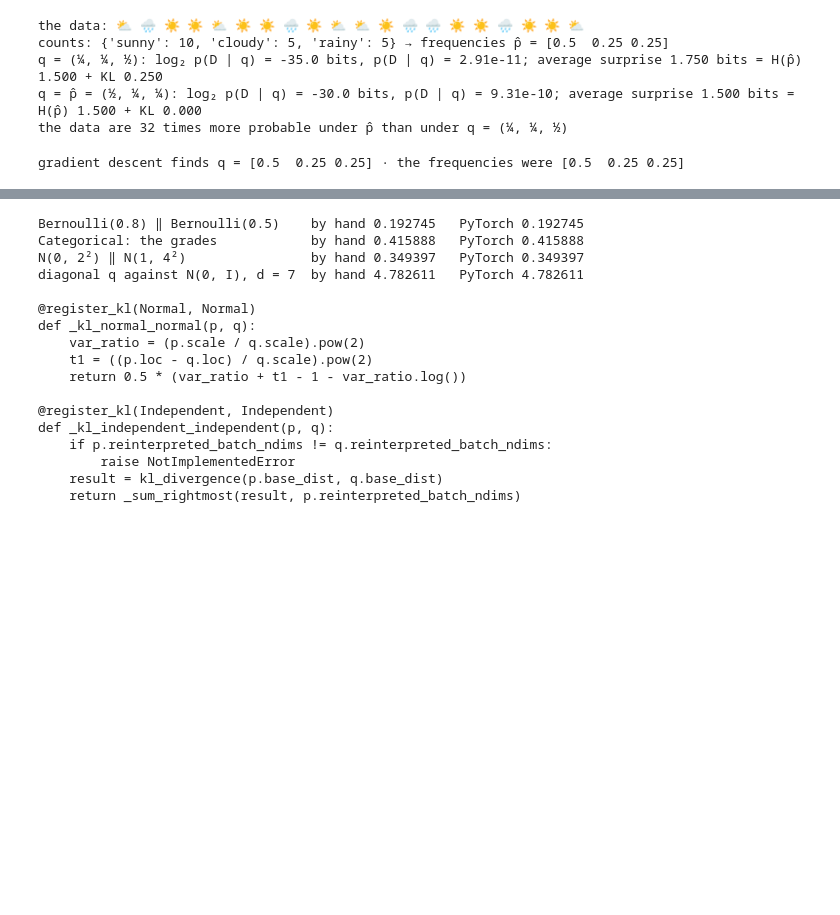
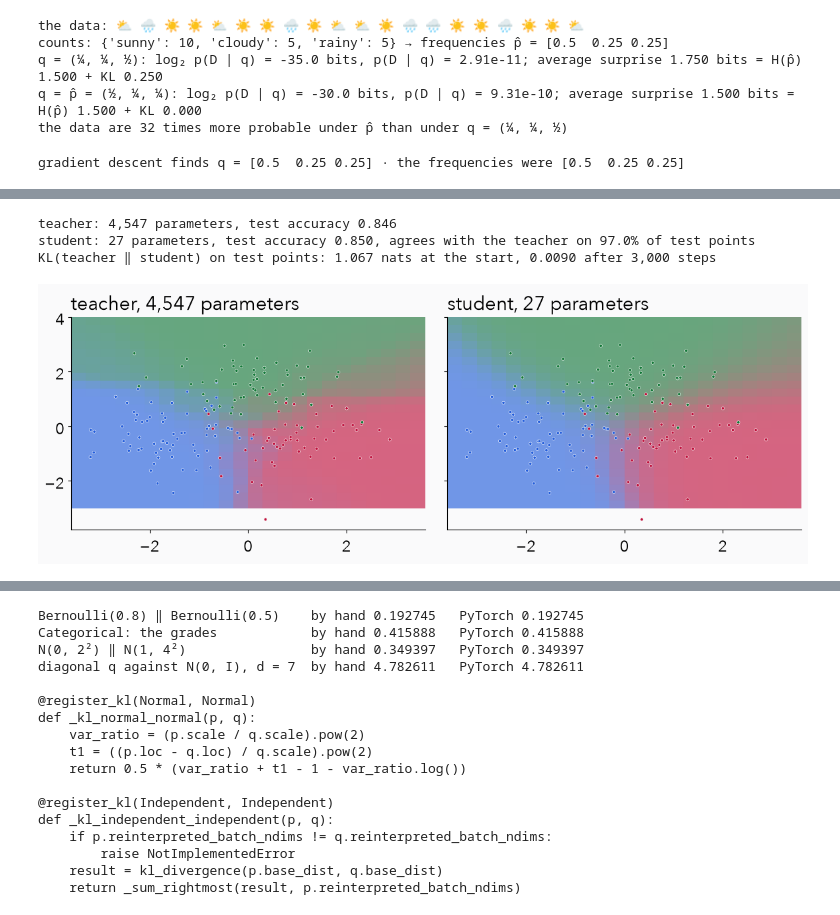
Before and after one commit to nipunbatra/generative, a Jupyter notebook: lectures/lecture1/lecture1-variational-inference.ipynb, the cells around one changed output, grey strips where cells are left out. Saved outputs shown, nothing was run; the diff lists cells and outputs as text; code cells hidden in the pictures; blank space fills up the shorter version.

```diff
--- a/lectures/lecture1/lecture1-variational-inference.ipynb
+++ b/lectures/lecture1/lecture1-variational-inference.ipynb
@@ -654,0 +648,69 @@ The next cell checks each formula against `torch.distributions.kl_divergence` an
+# %%
+# Knowledge distillation on a toy problem: three overlapping classes in the plane.
+centres = torch.tensor([[-1.3, -.4], [1.3, -.4], [0., 1.5]])
+def sample_points(n, seed):
+    g = torch.Generator().manual_seed(seed)
+    y = torch.randint(0, 3, (n,), generator=g)
+    return centres[y] + .9 * torch.randn(n, 2, generator=g), y
+x_tr, y_tr = sample_points(3000, 1)
+x_te, y_te = sample_points(4000, 2)
+def mlp(sizes, seed):
+    torch.manual_seed(seed)
+    layers = []
+    for a, b in zip(sizes[:-1], sizes[1:]):
+        layers += [torch.nn.Linear(a, b), torch.nn.Tanh()]
+    return torch.nn.Sequential(*layers[:-1])
+def n_params(model):
+    return sum(w.numel() for w in model.parameters())
+teacher_net = mlp([2, 64, 64, 3], seed=10)                     # the big teacher, trained on labels
+opt_t = torch.optim.Adam(teacher_net.parameters(), lr=.01)
+for step in range(400):                                        # short training: a big net overfits noisy labels
+    loss_t = F.cross_entropy(teacher_net(x_tr), y_tr)
+    opt_t.zero_grad(); loss_t.backward(); opt_t.step()
+with torch.no_grad():
+    p_teacher_tr = torch.softmax(teacher_net(x_tr), -1)       # soft labels on the training inputs
+    p_teacher_te = torch.softmax(teacher_net(x_te), -1)
+def kl_rows(target, logits):
+    "KL(target ‖ softmax(logits)) for each row, in nats"
+    return (target * (target.clamp_min(1e-12).log() - torch.log_softmax(logits, -1))).sum(-1)
+student_net = mlp([2, 4, 3], seed=11)                         # the small student
+opt_s = torch.optim.Adam(student_net.parameters(), lr=.03)
+gx, gy = torch.meshgrid(torch.linspace(-3.6, 3.6, 24), torch.linspace(-3, 4, 24), indexing="xy")
+grid_pts = torch.stack([gx.flatten(), gy.flatten()], -1)
+record, frames, kl_curve = [0, 25, 50, 100, 200, 400, 800, 1600, 3000], [], []
+for step in range(3001):
+    with torch.no_grad():
+        kl_now = number(kl_rows(p_teacher_te, student_net(x_te)).mean())
+        if step % 50 == 0:
+            kl_curve.append([step, kl_now])
+        if step in record:
+            frames.append([step, kl_now, torch.softmax(student_net(grid_pts), -1).round(decimals=3).tolist()])
+    if step == 3000:
+        break
+    loss_s = kl_rows(p_teacher_tr, student_net(x_tr)).mean()     # the distillation loss: only the student learns
+    opt_s.zero_grad(); loss_s.backward(); opt_s.step()
+with torch.no_grad():
+    teacher_acc = number((teacher_net(x_te).argmax(-1) == y_te).double().mean())
+    student_acc = number((student_net(x_te).argmax(-1) == y_te).double().mean())
+    agree = number((student_net(x_te).argmax(-1) == teacher_net(x_te).argmax(-1)).double().mean())
+    teacher_grid = torch.softmax(teacher_net(grid_pts), -1).round(decimals=3).tolist()
+print(f"teacher: {n_params(teacher_net):,} parameters, test accuracy {teacher_acc:.3f}")
+print(f"student: {n_params(student_net):,} parameters, test accuracy {student_acc:.3f}, agrees with the teacher on {agree:.1%} of test points")
+print(f"KL(teacher ‖ student) on test points: {frames[0][1]:.3f} nats at the start, {frames[-1][1]:.4f} after 3,000 steps")
+assert frames[-1][1] < .1 * frames[0][1]
+fixtures["story"]["distill"] = dict(teacher_params=n_params(teacher_net), student_params=n_params(student_net),
+    teacher_acc=teacher_acc, student_acc=student_acc, agree=agree, kl_curve=kl_curve, frames=frames, teacher_grid=teacher_grid,
+    grid=dict(x=[-3.6, 3.6], y=[-3., 4.], n=24), points=x_tr[:180].tolist(), labels=y_tr[:180].tolist(), centres=centres.tolist())
+fig, axes = plt.subplots(1, 2, figsize=(12, 4.6), sharey=True)
+cols = np.array([[.14, .37, .86], [.75, .07, .24], [.08, .47, .22]])
+for ax, probs, title in [(axes[0], teacher_grid, f"teacher, {n_params(teacher_net):,} parameters"), (axes[1], frames[-1][2], f"student, {n_params(student_net)} parameters")]:
+    img = (np.array(probs) @ cols).reshape(24, 24, 3)
+    ax.imshow(.35 + .65 * img, origin="lower", extent=[-3.6, 3.6, -3, 4], aspect="auto")
+    ax.scatter(*x_tr[:180].T, c=cols[y_tr[:180]], s=10, edgecolors="white", linewidths=.4)
+    ax.set_title(title, loc="left")
+savefig("distillation")
+# %% [output]
+teacher: 4,547 parameters, test accuracy 0.846
+student: 27 parameters, test accuracy 0.850, agrees with the teacher on 97.0% of test points
+KL(teacher ‖ student) on test points: 1.067 nats at the start, 0.0090 after 3,000 steps
+[figure, added]
```
Also changed, not shown: parts of 47 cells of this notebook, 50 other files.
